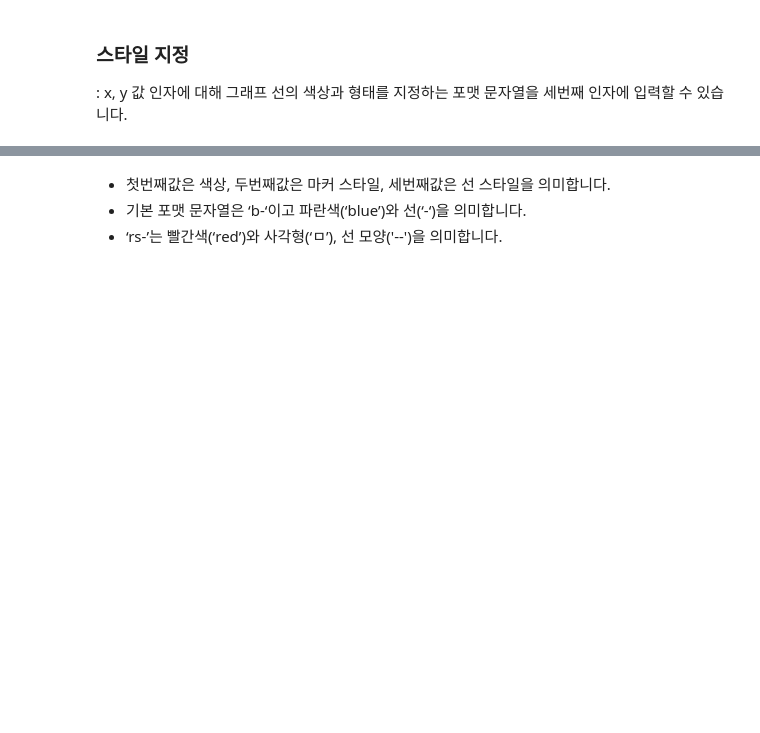
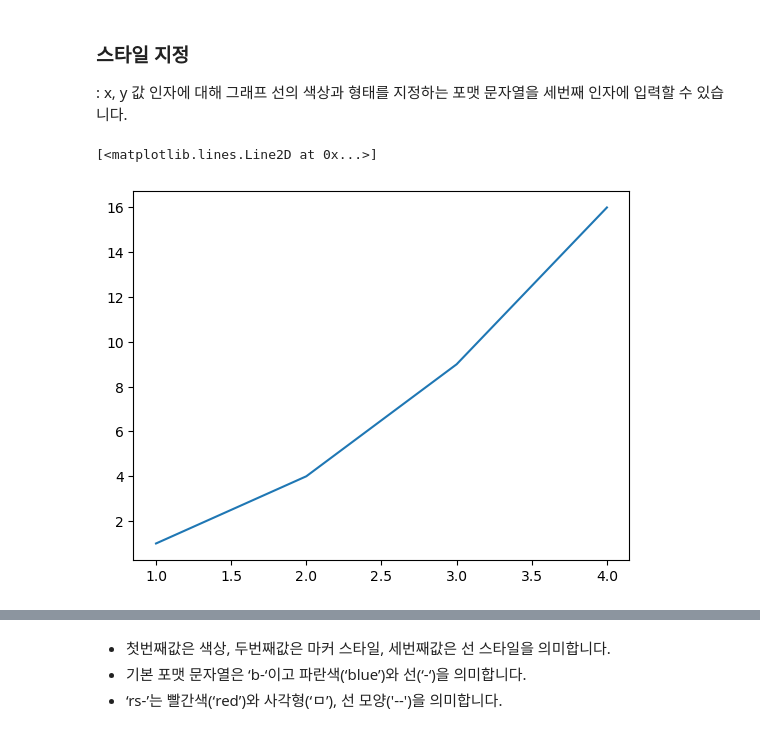
Before and after one commit to yeseuly/Python-palette, a Jupyter notebook: contents/3.1_plot_1.ipynb, the cells around one changed output, grey strips where cells are left out. Cells and saved outputs as stored; diff of their text form; code cells hidden in the pictures; blank space fills up the shorter version.

```diff
--- a/contents/3.1_plot_1.ipynb
+++ b/contents/3.1_plot_1.ipynb
@@ -14,5 +22,11 @@ import matplotlib.pyplot as plt
 
 : x, y 값 인자에 대해 그래프 선의 색상과 형태를 지정하는 포맷 문자열을 세번째 인자에 입력할 수 있습니다.
 # %%
-# x=[1, 2, 3, 4] y=[1, 4, 9, 16]
+x=[1, 2, 3, 4]
+y=[1, 4, 9, 16]
+
+plt.plot(x, y)
+# %% [output]
+[<matplotlib.lines.Line2D at 0x...>]
+[figure, added]
 # %%
```
Also changed, not shown: parts of 7 cells of this notebook, 1 other file.
